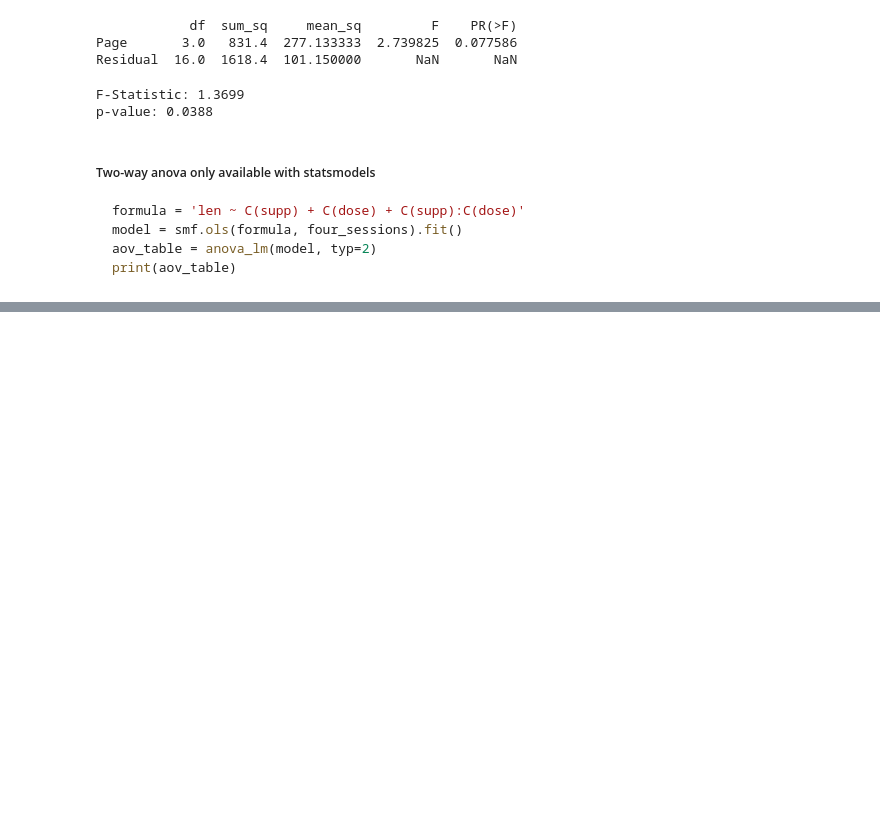
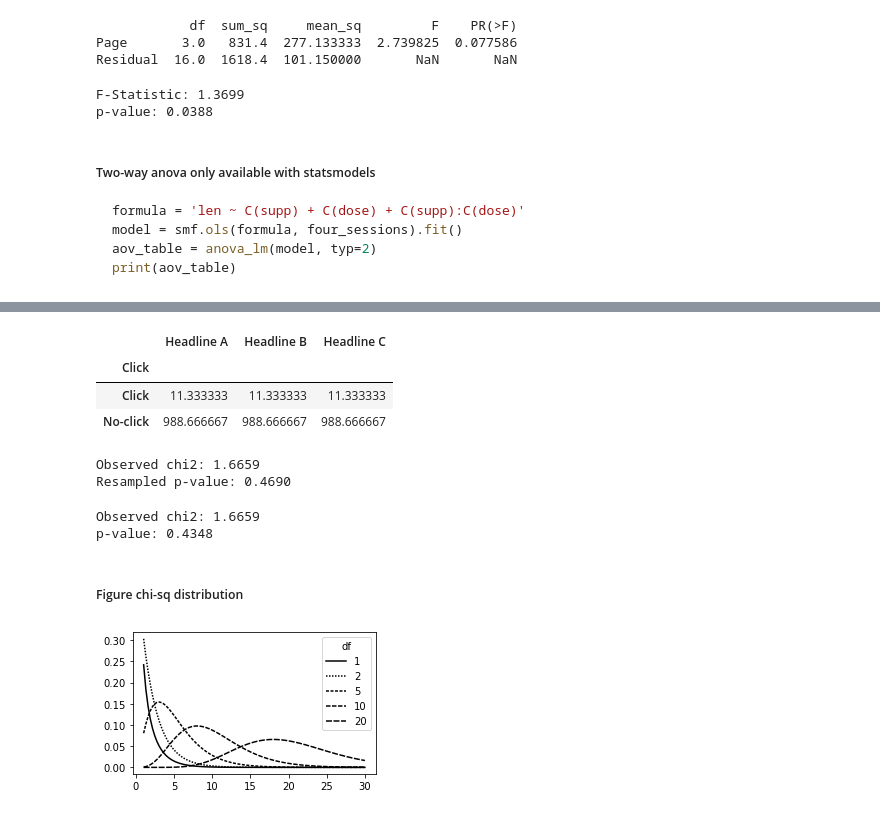
Before and after one commit to mrutyunjay17/Hands-On-Machine-Learning, a Jupyter notebook: other_books/practical_stats_for_ds/3_statistical_exp_and_significance_testing.ipynb, the cells around one changed output, grey strips where cells are left out. Cells and saved outputs as stored; diff of their text form; code cells hidden in the pictures; blank space fills up the shorter version.

```diff
--- a/other_books/practical_stats_for_ds/3_statistical_exp_and_significance_testing.ipynb
+++ b/other_books/practical_stats_for_ds/3_statistical_exp_and_significance_testing.ipynb
@@ -218,0 +238,78 @@ print(aov_table)
+# %%
+row_average = clicks.mean(axis=1)
+pd.DataFrame({
+    'Headline A': row_average,
+    'Headline B': row_average,
+    'Headline C': row_average,
+})
+# %% [output]
+|  | Headline A | Headline B | Headline C |
+| Click |  |  |  |
+| Click | 11.333333 | 11.333333 | 11.333333 |
+| No-click | 988.666667 | 988.666667 | 988.666667 |
+# %%
+# Resampling approach
+box = [1] * 34
+box.extend([0] * 2966)
+random.shuffle(box)
+
+def chi2(observed, expected):
+    pearson_residuals = []
+    for row, expect in zip(observed, expected):
+        pearson_residuals.append([(observe - expect) ** 2 / expect
+                                  for observe in row])
+    # return sum of squares
+    return np.sum(pearson_residuals)
+
+expected_clicks = 34 / 3
+expected_noclicks = 1000 - expected_clicks
+expected = [34 / 3, 1000 - 34 / 3]
+chi2observed = chi2(clicks.values, expected)
+
+def perm_fun(box):
+    sample_clicks = [sum(random.sample(box, 1000)),
+                     sum(random.sample(box, 1000)),
+                     sum(random.sample(box, 1000))]
+    sample_noclicks = [1000 - n for n in sample_clicks]
+    return chi2([sample_clicks, sample_noclicks], expected)
+
+perm_chi2 = [perm_fun(box) for _ in range(2000)]
+
+resampled_p_value = sum(perm_chi2 > chi2observed) / len(perm_chi2)
+print(f'Observed chi2: {chi2observed:.4f}')
+print(f'Resampled p-value: {resampled_p_value:.4f}')
+# %% [output]
+Observed chi2: 1.6659
+Resampled p-value: 0.4690
+# %%
+chisq, pvalue, df, expected = stats.chi2_contingency(clicks)
+print(f'Observed chi2: {chisq:.4f}')
+print(f'p-value: {pvalue:.4f}')
+# %% [output]
+Observed chi2: 1.6659
+p-value: 0.4348
+# %% [markdown]
+##### Figure chi-sq distribution
+# %%
+x = [1 + i * (30 - 1) / 99 for i in range(100)]
+
+chi = pd.DataFrame({
+    'x': x,
+    'chi_1': stats.chi2.pdf(x, df=1),
+    'chi_2': stats.chi2.pdf(x, df=2),
+    'chi_5': stats.chi2.pdf(x, df=5),
+    'chi_10': stats.chi2.pdf(x, df=10),
+    'chi_20': stats.chi2.pdf(x, df=20),
+})
+fig, ax = plt.subplots(figsize=(4, 2.5))
+ax.plot(chi.x, chi.chi_1, color='black', linestyle='-', label='1')
+ax.plot(chi.x, chi.chi_2, color='black', linestyle=(0, (1, 1)), label='2')
+ax.plot(chi.x, chi.chi_5, color='black', linestyle=(0, (2, 1)), label='5')
+ax.plot(chi.x, chi.chi_10, color='black', linestyle=(0, (3, 1)), label='10')
+ax.plot(chi.x, chi.chi_20, color='black', linestyle=(0, (4, 1)), label='20')
+ax.legend(title='df')
+
+plt.tight_layout()
+plt.show()
+# %% [output]
+[figure, added]
```
Also changed, not shown: parts of 8 cells of this notebook.
